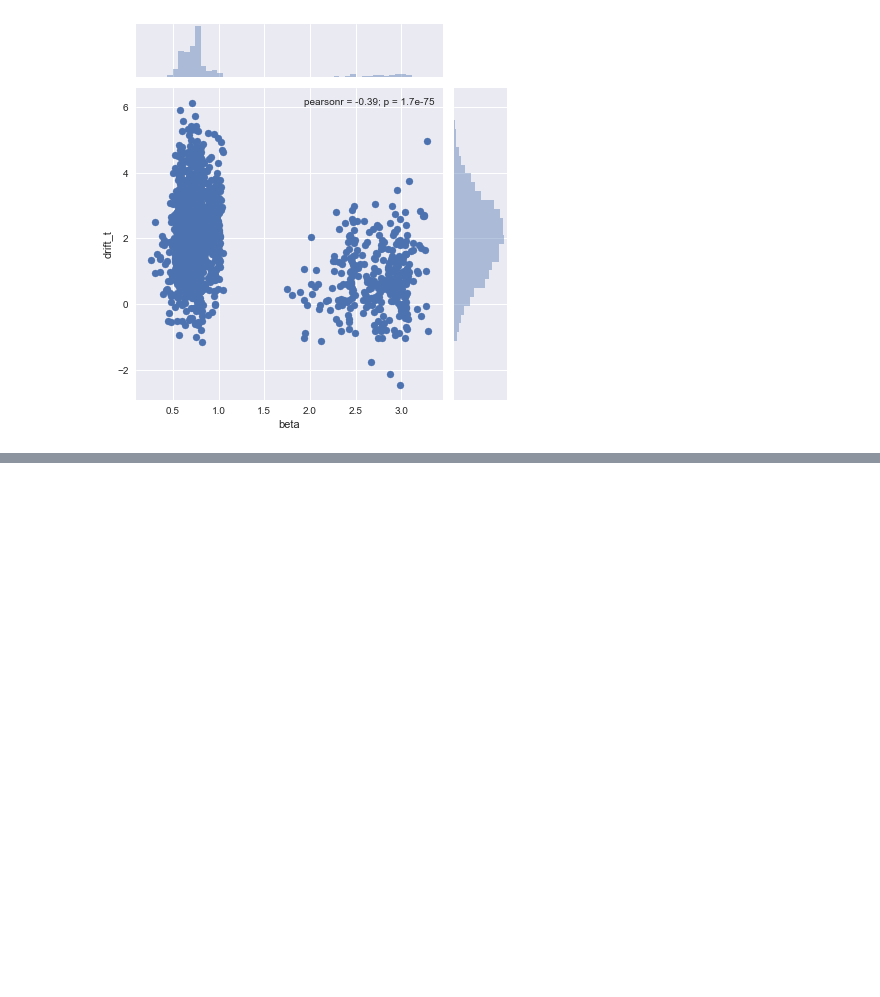
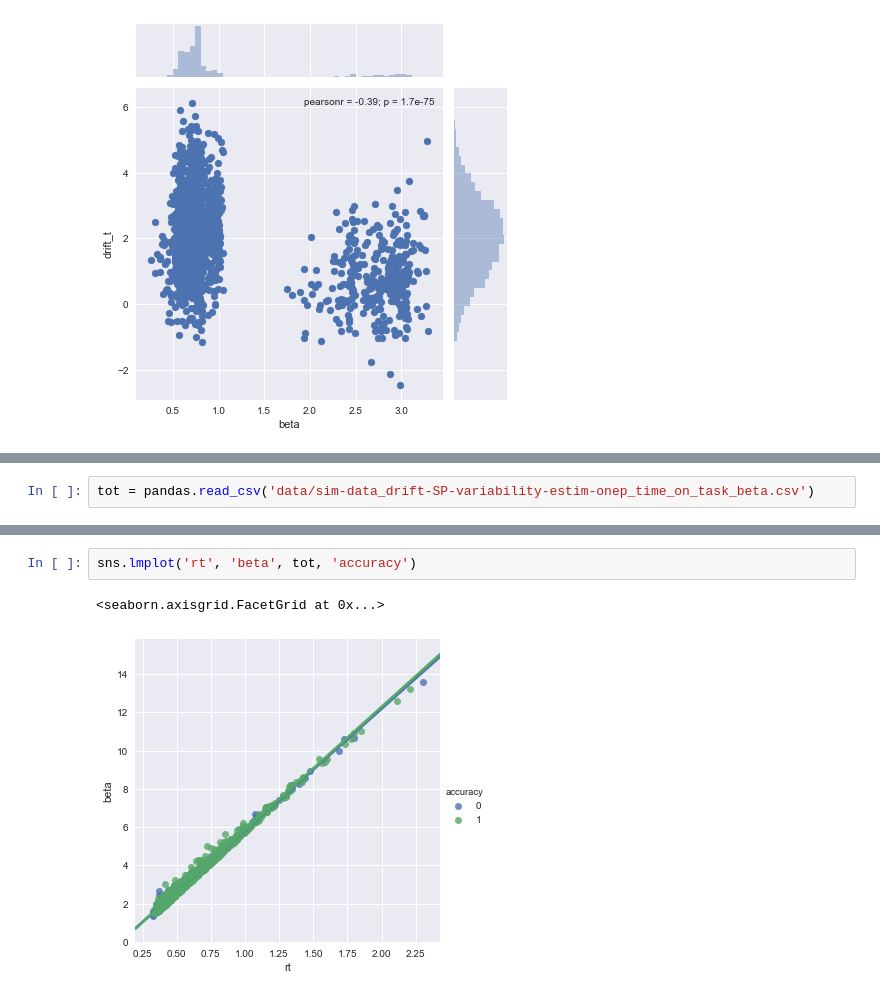
Before and after one commit to Gilles86/nddm_simulations, a Jupyter notebook: notebooks/Laura data to BOLD.ipynb, the cells around one changed output, grey strips where cells are left out. Cells and saved outputs as stored; diff of their text form; blank space fills up the shorter version.

```diff
--- a/notebooks/Laura data to BOLD.ipynb
+++ b/notebooks/Laura data to BOLD.ipynb
@@ -184,0 +236,2 @@ sns.jointplot('beta', 'drift_t', df)
+# %%
+tot = pandas.read_csv('data/sim-data_drift-SP-variability-estim-onep_time_on_task_beta.csv')
@@ -184,0 +247,5 @@ sns.jointplot('beta', 'drift_t', df)
+# %%
+sns.lmplot('rt', 'beta', tot, 'accuracy')
+# %% [output]
+<seaborn.axisgrid.FacetGrid at 0x...>
+[figure, added]
```
Also changed, not shown: parts of 14 cells of this notebook, 3 other files.
